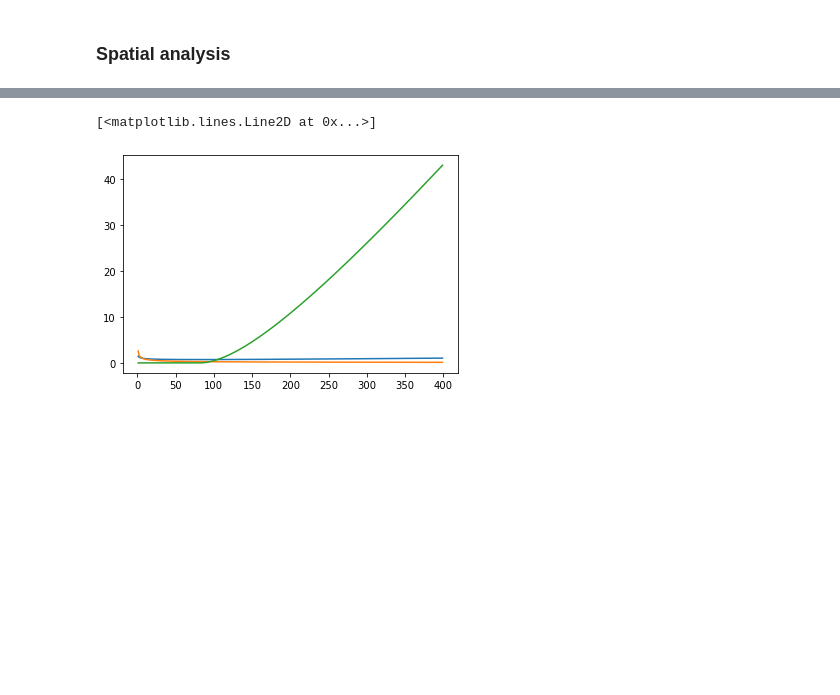
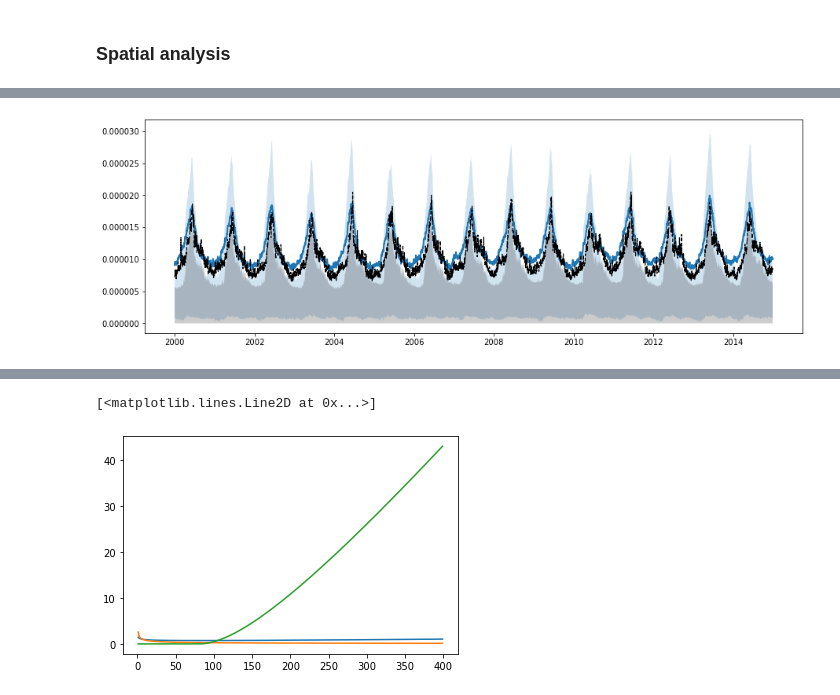
Before and after one commit to bask0/dl4es_ch18, a Jupyter notebook: src/notebooks/exp1.ipynb, the cells around one changed output, grey strips where cells are left out. Cells and saved outputs as stored; diff of their text form; code cells hidden in the pictures; blank space fills up the shorter version.

```diff
--- a/src/notebooks/exp1.ipynb
+++ b/src/notebooks/exp1.ipynb
@@ -53,33 +48,36 @@ plot_map(met.mef, vmin=-1)
 def plot_time_series(
         x, y,
         xlabel='mod', ylabel='obs',
+        timeagg=None,
         title='',
         ax=None,
+        figsize=(15, 5),
         subplot_kw={},
-        use_mean=True,
         **kwargs):
 
+    if ax is None:
+        plt.figure(figsize=figsize)
+        ax = plt.subplot(**subplot_kw)
+
+    if timeagg is not None:
+        x = x.resample(time=timeagg).mean()
+        y = y.resample(time=timeagg).mean()
+
     time = x.time.values
-    x_q = x.quantile([0.2, 0.8], dim=('lat', 'lon'))
-    y_q = y.quantile([0.2, 0.8], dim=('lat', 'lon'))
 
-    if use_mean:
-        x_m = x.mean(dim=('lat', 'lon'))
-        y_m = y.mean(dim=('lat', 'lon'))
-    else:
-        x_m = x.median(dim=('lat', 'lon'))
-        y_m = y.median(dim=('lat', 'lon'))
+    x_m = x.mean(dim=['lat', 'lon'])
+    y_m = y.mean(dim=['lat', 'lon'])
 
+    x_qs = xr_quantile(x, [0.25, 0.75], dim=['lat', 'lon'])
+    y_qs = xr_quantile(y, [0.25, 0.75], dim=['lat', 'lon'])
 
-    corr = np.corrcoef(x_m, y_m)[0, 1]
-
-    ax.fill_between(time, x_q.isel(quantile=0), x_q.isel(quantile=1), alpha=0.2, facecolor='tab:blue', label=r'$modeled_{q0.2-0.8}$')
-    ax.fill_between(time, y_q.isel(quantile=0), x_q.isel(quantile=1), alpha=0.2, facecolor='k', label=r'$observed_{q0.2-0.8}$')
+    ax.fill_between(time, x_qs.isel(quantile=0), x_qs.isel(quantile=1), alpha=0.2, facecolor='tab:blue', label=r'$modeled_{q0.2-0.8}$')
+    ax.fill_between(time, y_qs.isel(quantile=0), y_qs.isel(quantile=1), alpha=0.2, facecolor='k', label=r'$observed_{q0.2-0.8}$')
     ax.plot(time, x_m, alpha=1.0, color='tab:blue', linewidth=2., label=r'$modeled_{median}$')
     ax.plot(time, y_m, color='k', linewidth=1.2, linestyle='--', label=r'$observed_{median}$')
 
-    ax.text(0.05, 0.95, f'r={N_r:.3f}', horizontalalignment='left', verticalalignment='top', transform=ax.transAxes)
+    # ax.text(0.05, 0.95, f'r={r:.3f}', horizontalalignment='left', verticalalignment='top', transform=ax.transAxes)
 
-    ax.set_ylabel(var)
+    # ax.set_ylabel(var)
 
     ax.patch.set_facecolor('white')
@@ -94,0 +84,4 @@ NameError: name 'plt' is not defined
+# %%
+plot_time_series(dss.mod, dss.obs)
+# %% [output]
+[figure, added]
```
Also changed, not shown: parts of 55 cells of this notebook, 28 other files.
